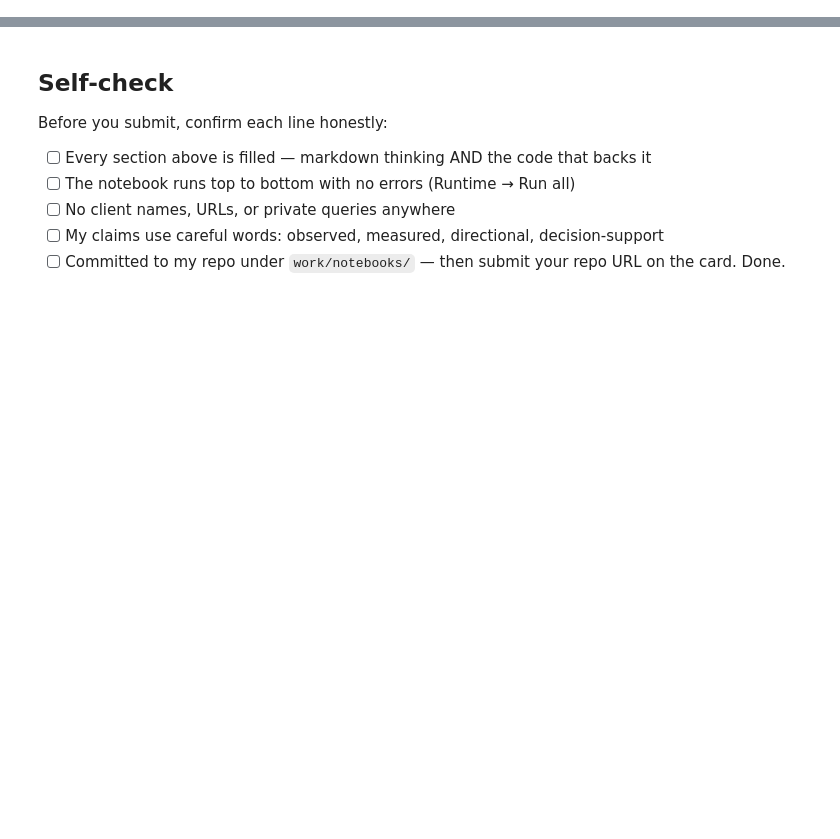
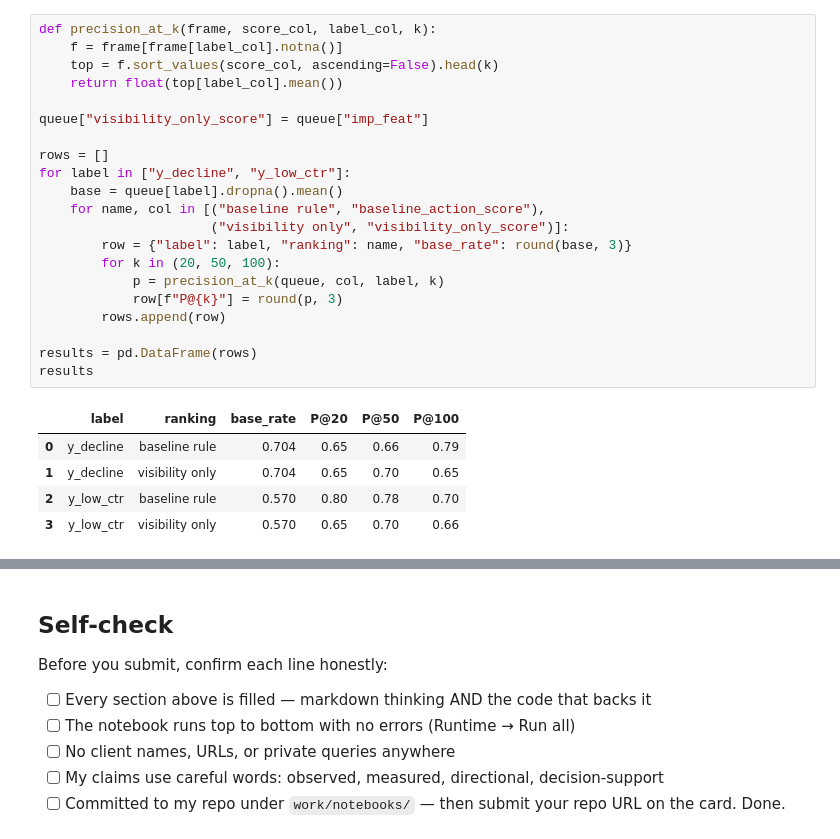
Before and after one commit to LukasDjuric/FlyRank_intership, a Jupyter notebook: work/notebooks/w04_baseline_score.ipynb, the cells around one changed output, grey strips where cells are left out. Saved outputs shown, nothing was run; the diff lists cells and outputs as text; blank space fills up the shorter version.

```diff
--- a/work/notebooks/w04_baseline_score.ipynb
+++ b/work/notebooks/w04_baseline_score.ipynb
@@ -163,0 +349,27 @@ Wrote 30,000 rows to work\outputs\baseline_action_score.csv
+# %%
+def precision_at_k(frame, score_col, label_col, k):
+    f = frame[frame[label_col].notna()]
+    top = f.sort_values(score_col, ascending=False).head(k)
+    return float(top[label_col].mean())
+
+queue["visibility_only_score"] = queue["imp_feat"]
+
+rows = []
+for label in ["y_decline", "y_low_ctr"]:
+    base = queue[label].dropna().mean()
+    for name, col in [("baseline rule", "baseline_action_score"),
+                      ("visibility only", "visibility_only_score")]:
+        row = {"label": label, "ranking": name, "base_rate": round(base, 3)}
+        for k in (20, 50, 100):
+            p = precision_at_k(queue, col, label, k)
+            row[f"P@{k}"] = round(p, 3)
+        rows.append(row)
+
+results = pd.DataFrame(rows)
+results
+# %% [output]
+|  | label | ranking | base_rate | P@20 | P@50 | P@100 |
+| 0 | y_decline | baseline rule | 0.704 | 0.65 | 0.66 | 0.79 |
+| 1 | y_decline | visibility only | 0.704 | 0.65 | 0.70 | 0.65 |
+| 2 | y_low_ctr | baseline rule | 0.570 | 0.80 | 0.78 | 0.70 |
+| 3 | y_low_ctr | visibility only | 0.570 | 0.65 | 0.70 | 0.66 |
```
Also changed, not shown: parts of 38 cells of this notebook.
